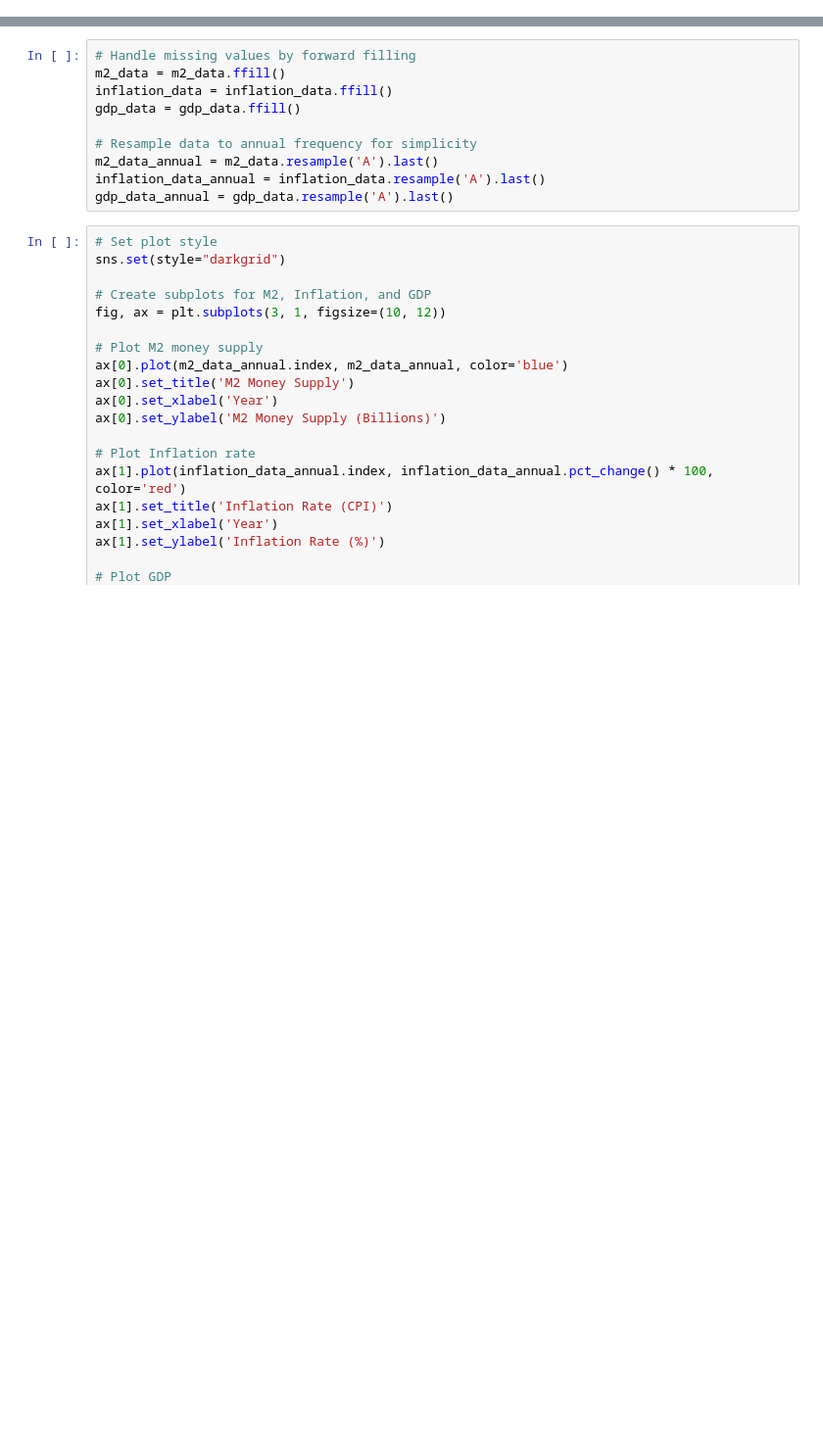
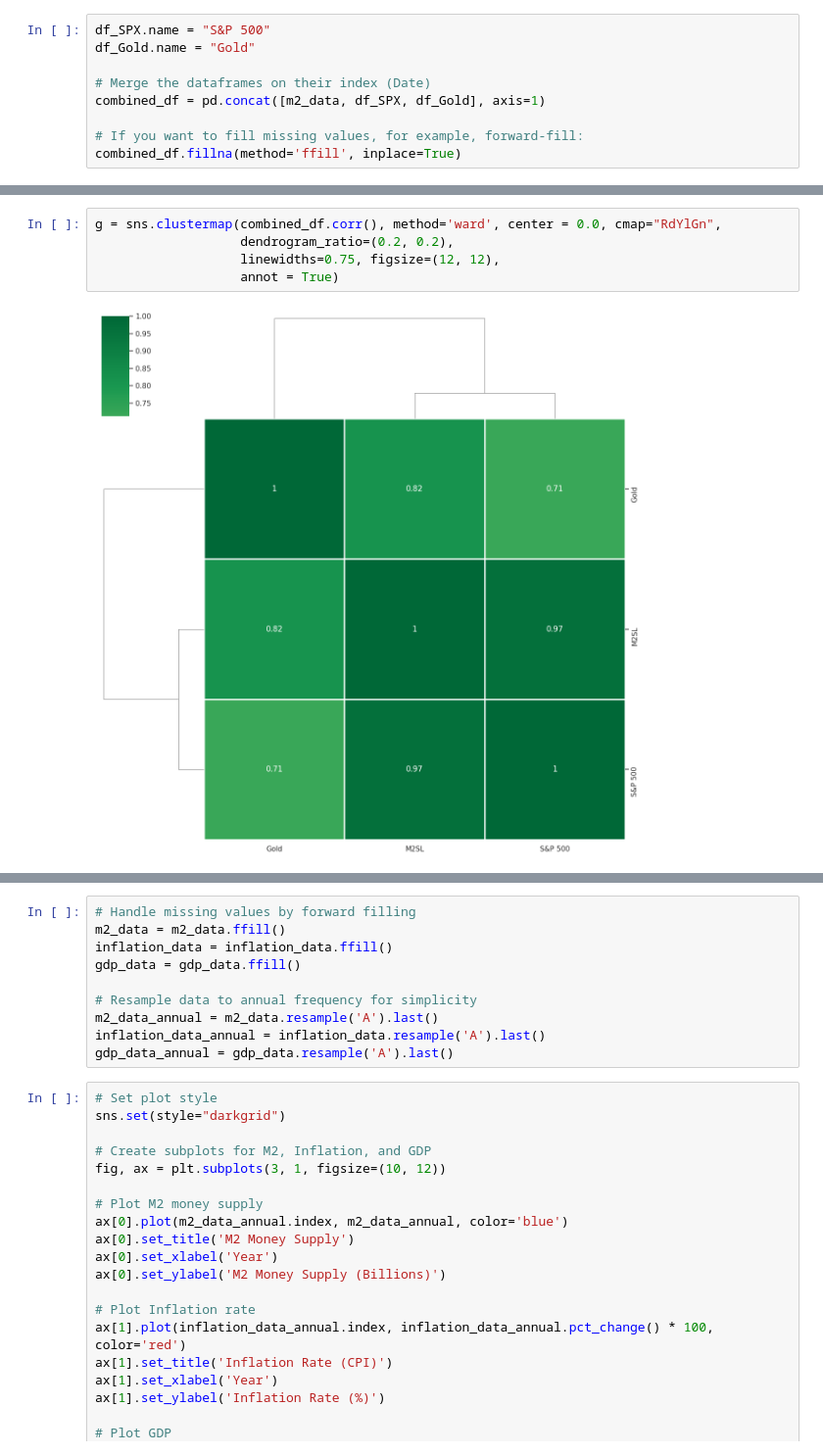
Before and after one commit to kridtapon/M2-Money-Supply, a Jupyter notebook: M2_Money_Supply.ipynb, the cells around one changed output, grey strips where cells are left out. Shown at 98% size. Saved outputs shown, nothing was run; the diff lists cells and outputs as text; blank space fills up the shorter version.

```diff
--- a/M2_Money_Supply.ipynb
+++ b/M2_Money_Supply.ipynb
@@ -20,0 +286,9 @@ gdp_data = web.DataReader('GDP', 'fred', start, end)
+# %%
+df_SPX.name = "S&P 500"
+df_Gold.name = "Gold"
+
+# Merge the dataframes on their index (Date)
+combined_df = pd.concat([m2_data, df_SPX, df_Gold], axis=1)
+
+# If you want to fill missing values, for example, forward-fill:
+combined_df.fillna(method='ffill', inplace=True)
@@ -20,0 +311,7 @@ gdp_data = web.DataReader('GDP', 'fred', start, end)
+# %%
+g = sns.clustermap(combined_df.corr(), method='ward', center = 0.0, cmap="RdYlGn",
+                   dendrogram_ratio=(0.2, 0.2),
+                   linewidths=0.75, figsize=(12, 12),
+                   annot = True)
+# %% [output]
+[figure, added]
```
Also changed, not shown: parts of 32 cells of this notebook.
